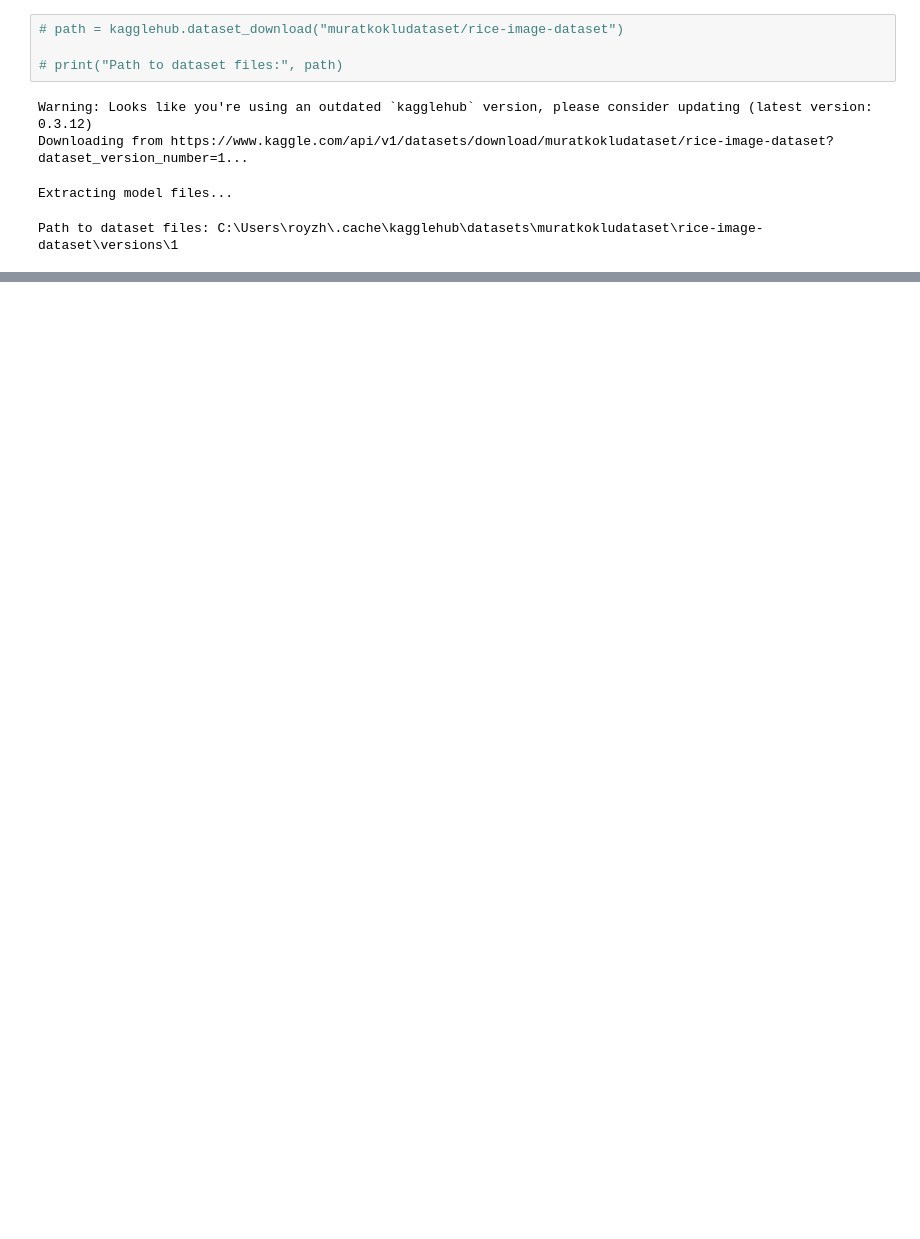
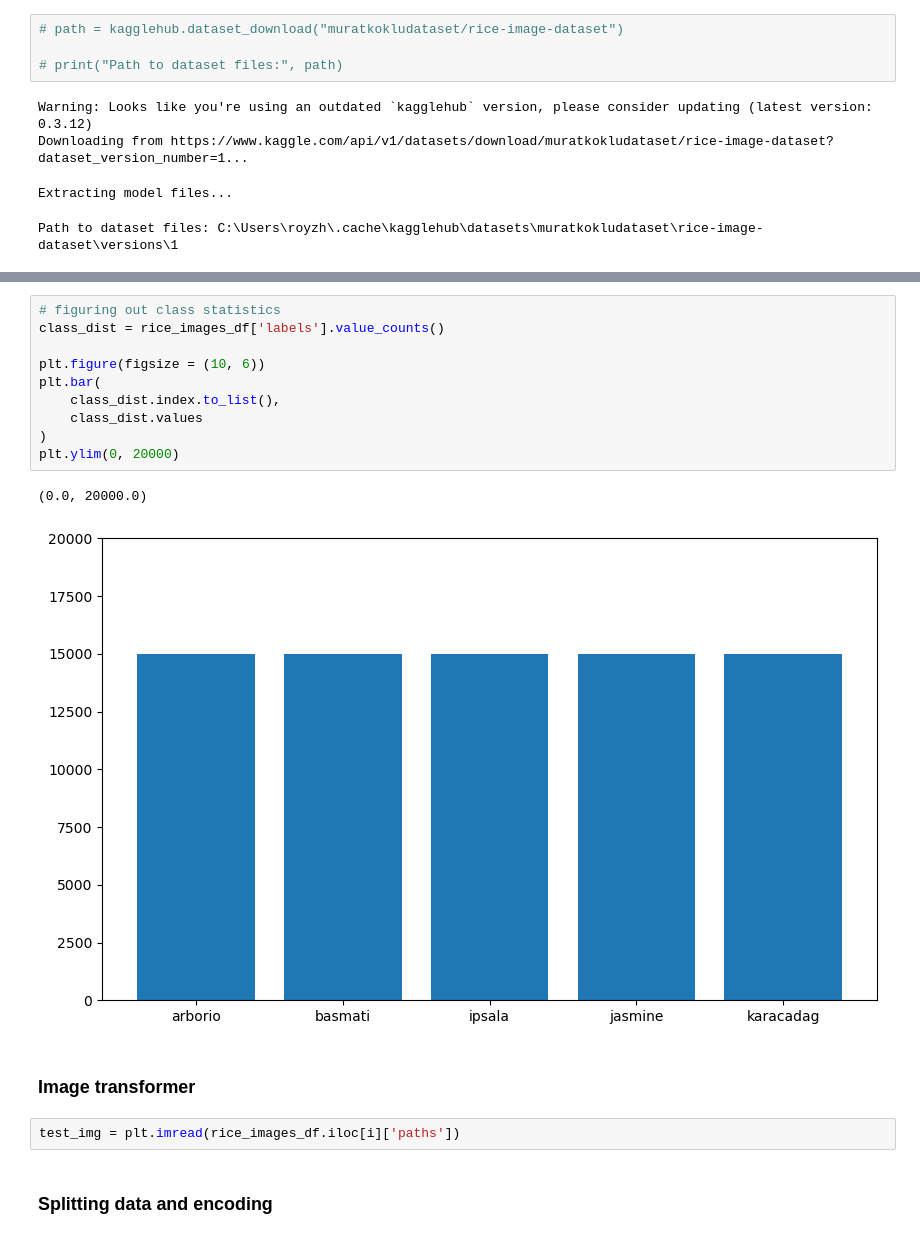
Before and after one commit to rzhen3/ML4FUN, a Jupyter notebook: rice_image/rice_image.ipynb, the cells around one changed output, grey strips where cells are left out. Drawn from its saved outputs; the diff is of its cells as text; blank space fills up the shorter version.

```diff
--- a/rice_image/rice_image.ipynb
+++ b/rice_image/rice_image.ipynb
@@ -62,0 +88,19 @@ for rice_name in rice_classes:
+# %%
+# figuring out class statistics
+class_dist = rice_images_df['labels'].value_counts()
+
+plt.figure(figsize = (10, 6))
+plt.bar(
+    class_dist.index.to_list(),
+    class_dist.values
+)
+plt.ylim(0, 20000)
+# %% [output]
+(0.0, 20000.0)
+[figure, added]
+# %% [markdown]
+### Image transformer
+# %%
+test_img = plt.imread(rice_images_df.iloc[i]['paths'])
+# %% [markdown]
+### Splitting data and encoding
```
Also changed, not shown: parts of 11 cells of this notebook, 1 other file.
